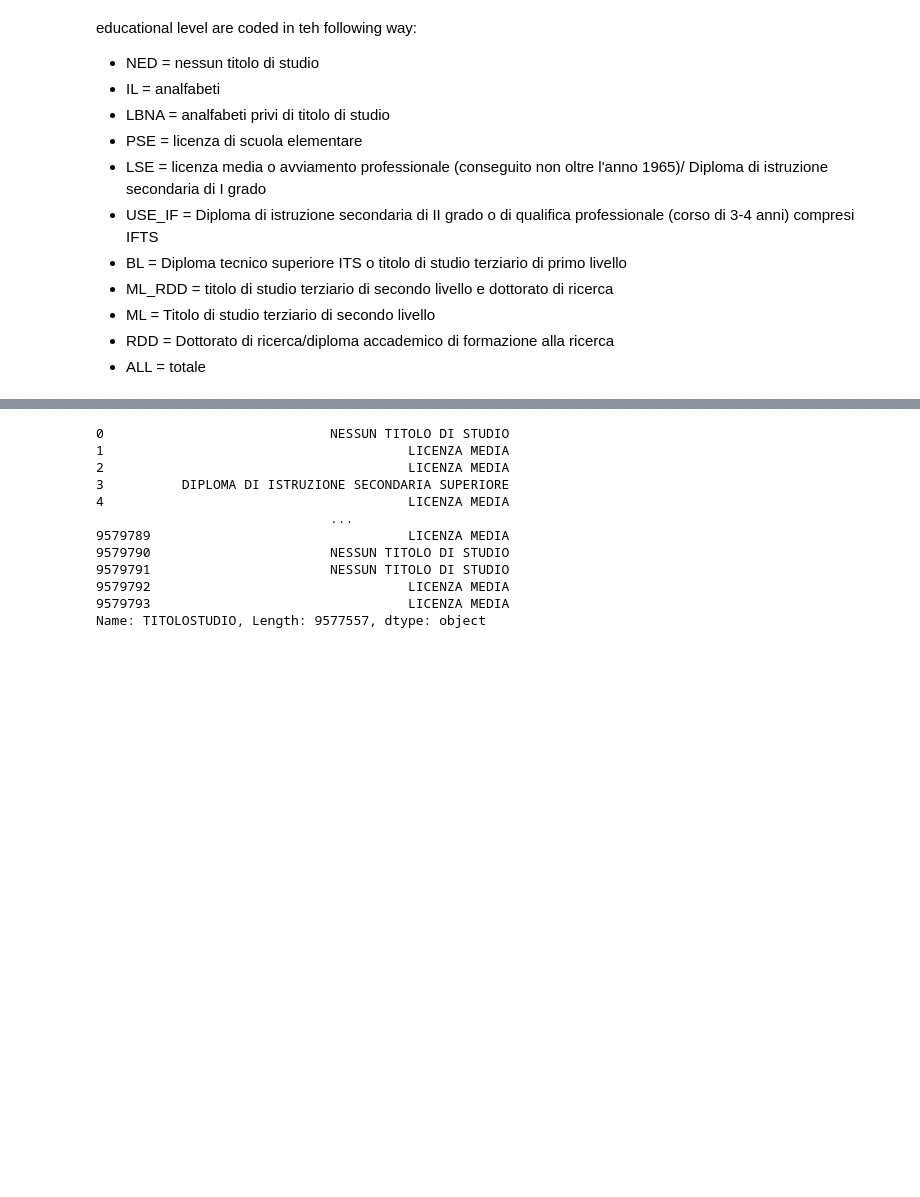
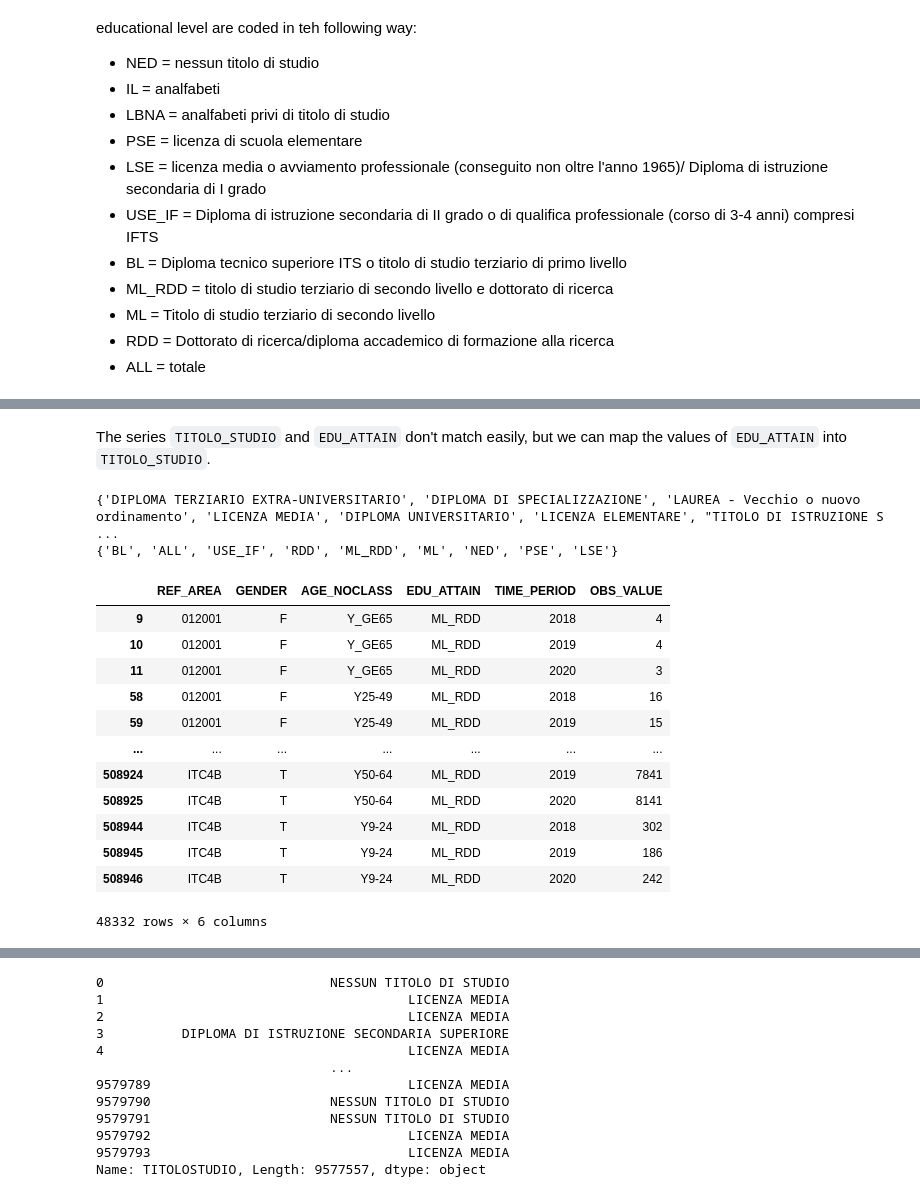
Before and after one commit to DragoE99/Drago-lamb_DataSforBusiness, a Jupyter notebook: DataSforBusiness_dragoLamb.ipynb, the cells around one changed output, grey strips where cells are left out. Cells and saved outputs as stored; diff of their text form; code cells hidden in the pictures; blank space fills up the shorter version.

```diff
--- a/DataSforBusiness_dragoLamb.ipynb
+++ b/DataSforBusiness_dragoLamb.ipynb
@@ -449,0 +442,24 @@ print(series_to_set('EDU_ATTAIN', grado_istruzione_age))
+# %% [markdown]
+The series `TITOLO_STUDIO` and `EDU_ATTAIN` don't match easily, but we can map the values of `EDU_ATTAIN` into `TITOLO_STUDIO`.
+# %%
+print(series_to_set('TITOLOSTUDIO', rap_lavoro_attivati))
+print(series_to_set('EDU_ATTAIN', grado_istruzione_age))
+# %% [output]
+{'DIPLOMA TERZIARIO EXTRA-UNIVERSITARIO', 'DIPLOMA DI SPECIALIZZAZIONE', 'LAUREA - Vecchio o nuovo ordinamento', 'LICENZA MEDIA', 'DIPLOMA UNIVERSITARIO', 'LICENZA ELEMENTARE', "TITOLO DI ISTRUZIONE S ...
+{'BL', 'ALL', 'USE_IF', 'RDD', 'ML_RDD', 'ML', 'NED', 'PSE', 'LSE'}
+# %%
+grado_istruzione_age.loc[(grado_istruzione_age.EDU_ATTAIN.isin(['ML_RDD'])) & ~(grado_istruzione_age.AGE_NOCLASS == 'Y_GE9')]
+# %% [output]
+|  | REF_AREA | GENDER | AGE_NOCLASS | EDU_ATTAIN | TIME_PERIOD | OBS_VALUE |
+| 9 | 012001 | F | Y_GE65 | ML_RDD | 2018 | 4 |
+| 10 | 012001 | F | Y_GE65 | ML_RDD | 2019 | 4 |
+| 11 | 012001 | F | Y_GE65 | ML_RDD | 2020 | 3 |
+| 58 | 012001 | F | Y25-49 | ML_RDD | 2018 | 16 |
+| 59 | 012001 | F | Y25-49 | ML_RDD | 2019 | 15 |
+| ... | ... | ... | ... | ... | ... | ... |
+| 508924 | ITC4B | T | Y50-64 | ML_RDD | 2019 | 7841 |
+| 508925 | ITC4B | T | Y50-64 | ML_RDD | 2020 | 8141 |
+| 508944 | ITC4B | T | Y9-24 | ML_RDD | 2018 | 302 |
+| 508945 | ITC4B | T | Y9-24 | ML_RDD | 2019 | 186 |
+| 508946 | ITC4B | T | Y9-24 | ML_RDD | 2020 | 242 |
+48332 rows × 6 columns
```
Also changed, not shown: parts of 33 cells of this notebook.
